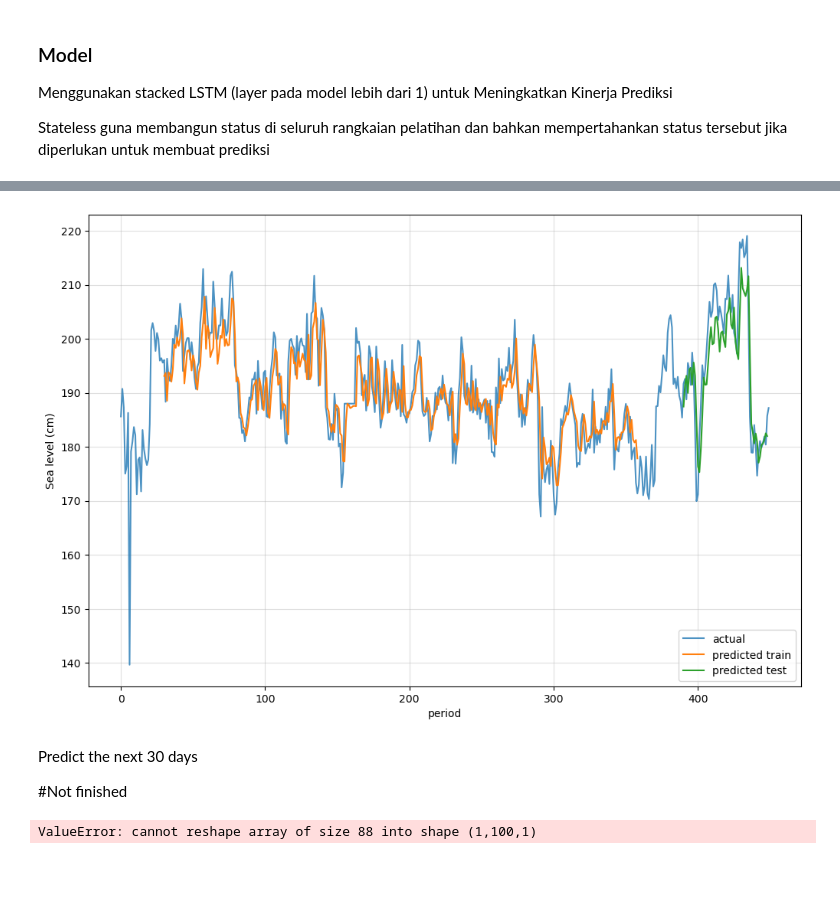
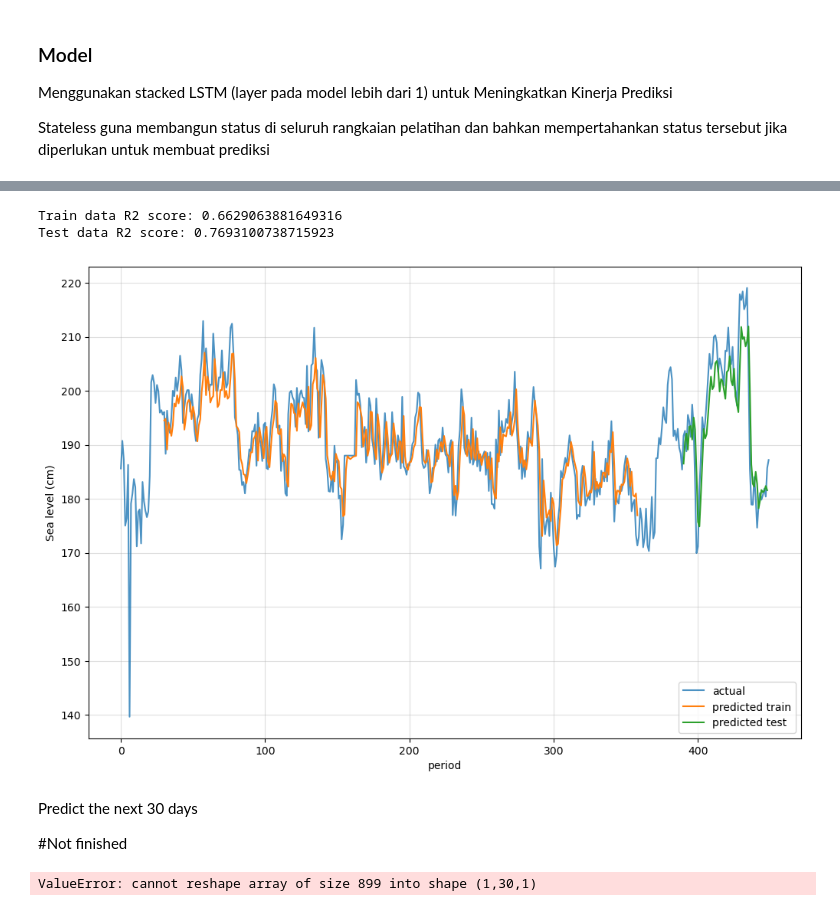
Before and after one commit to jonathanmarjonoxz/MPDW, a Jupyter notebook: src/LSTM/3stackedlstm.ipynb, the cells around one changed output, grey strips where cells are left out. Drawn from its saved outputs; the diff is of its cells as text; code cells hidden in the pictures; blank space fills up the shorter version.

```diff
--- a/src/LSTM/3stackedlstm.ipynb
+++ b/src/LSTM/3stackedlstm.ipynb
@@ -99,7 +115,7 @@ Data diubah dengan lag 30       (Bebas mau pake lag berapa sebenernya, mungkin c
 # %%
 # reshape into X=t and Y=t+1
 
-t=30
+t=1
 trainX, trainY = haha.lag(train,t)
 testX, testY = haha.lag(test,t)
 # %%
@@ -171,3 +189,5 @@ _________________________________________________________________
+# %%
+model=keras.models.load_model("../../assets/statelessmodelt30.keras")
 # %%
 #Lets predict and check performance metrics
 trainPredict = model.predict(trainX, batch_size=batch_size)
@@ -179,8 +199,8 @@ testPredict = model.predict(testX, batch_size=batch_size)
 # %%
 # invert predictions
-trainPredict = scaler.inverse_transform(trainPredict)
-testPredict = scaler.inverse_transform(testPredict)
+trainPredict = scaler.inverse_transform(trainPredict).flatten()
+testPredict = scaler.inverse_transform(testPredict).flatten()
 
 df=scaler.inverse_transform(df)
-testY = scaler.inverse_transform([testY])
-trainY = scaler.inverse_transform([trainY])
+testY = scaler.inverse_transform([testY]).flatten()
+trainY = scaler.inverse_transform([trainY]).flatten()
@@ -195,0 +207,3 @@ Test Score: 6.20 RMSE
+# %%
+#flat shit
+trainPredict=trainPredict.flatten
@@ -196,7 +228,13 @@ Test Score: 6.20 RMSE
+# %%
+print("Train data R2 score:", r2_score(trainY, trainPredict))
+print("Test data R2 score:", r2_score(testY, testPredict))
+# %% [output]
+Train data R2 score: 0.6629063881649316
+Test data R2 score: 0.7693100738715923
 # %%
-haha.plot_predicted(df, trainPredict, testPredict, t)
+haha.plot_predicted(df, trainPredict.reshape(-1,1), testPredict.reshape(-1,1), t)
 # %% [output]
-[figure, old version]
+[figure, new version]
 # %% [markdown]
 Predict the next 30 days
 
@@ -207,29 +242,41 @@ temp_input = temp_input[0].tolist()
 # %%
+
+x_input=testX[len(testX)-t:].reshape(1,-1)
+temp_input=list(x_input)
+temp_input=temp_input[0].tolist()
+
 lst_output=[]
-n_steps=100
-nextNumberOfDays = 30
+n_steps=t
 i=0
+pred_days = 30
 
-while(i<nextNumberOfDays):
+while(i<pred_days):
 
-    if(len(temp_input)>100):
+    if(len(temp_input)>t):
+
         x_input=np.array(temp_input[1:])
-        print("{} day input {}".format(i,x_input))
-        x_input=x_input.reshape(1,-1)
+        #print("{} day input {}".format(i,x_input))
+        x_input = x_input.reshape(1,-1)
         x_input = x_input.reshape((1, n_steps, 1))
+
         yhat = model.predict(x_input, verbose=0)
-        print("{} day output {}".format(i,yhat))
+        #print("{} day output {}".format(i,yhat))
         temp_input.extend(yhat[0].tolist())
         temp_input=temp_input[1:]
+        #print(temp_input)
+
         lst_output.extend(yhat.tolist())
         i=i+1
+
     else:
+
         x_input = x_input.reshape((1, n_steps,1))
         yhat = model.predict(x_input, verbose=0)
-        print(yhat[0])
         temp_input.extend(yhat[0].tolist())
-        print(len(temp_input))
+
         lst_output.extend(yhat.tolist())
         i=i+1
+
+print("Output of predicted next days: ", len(lst_output))
 # %% [output]
-ValueError: cannot reshape array of size 88 into shape (1,100,1)
+ValueError: cannot reshape array of size 899 into shape (1,30,1)
```
Also changed, not shown: parts of 13 cells of this notebook, 43 other files.
